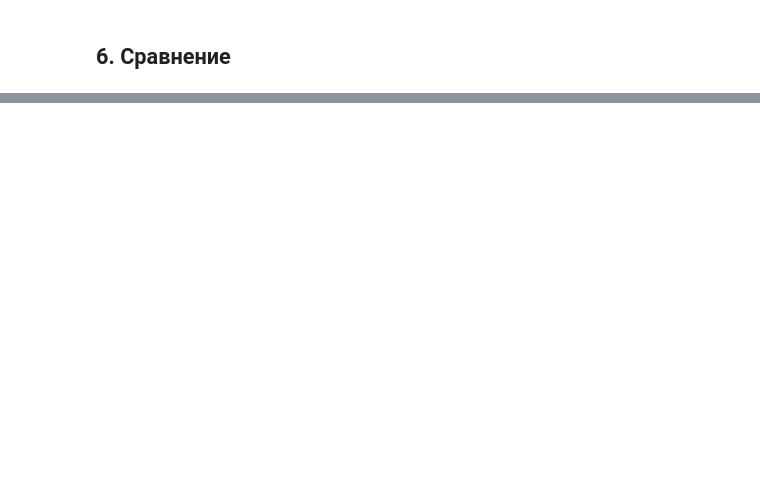
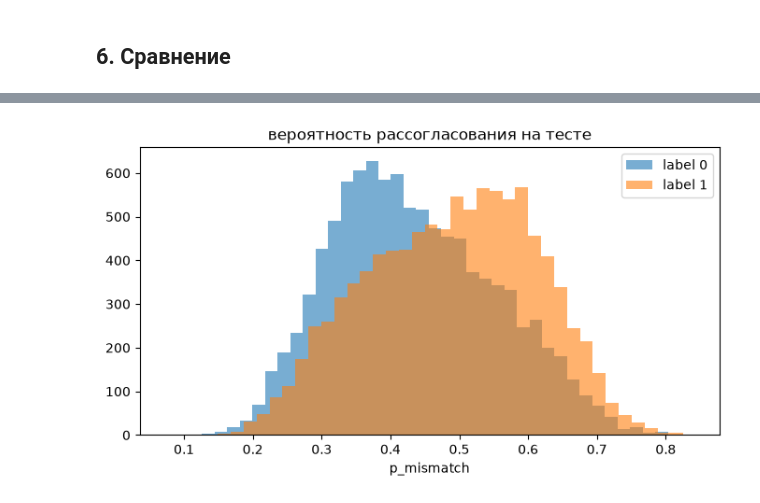
Before and after one commit to bluesteelll/gp5, a Jupyter notebook: notebooks/06_task2_mismatch_detector.ipynb, the cells around one changed output, grey strips where cells are left out. Saved outputs shown, nothing was run; the diff lists cells and outputs as text; code cells hidden in the pictures; blank space fills up the shorter version.

```diff
--- a/notebooks/06_task2_mismatch_detector.ipynb
+++ b/notebooks/06_task2_mismatch_detector.ipynb
@@ -152,9 +140,9 @@ print("словарь:", f"{VOCAB:,}")
 # %%
 class MismatchNet(nn.Module):
-    def __init__(self, vocab, use_text=True, use_stars=True,
-                 emb=128, n_filters=100, ks=(3, 4, 5), star_dim=16, drop=0.5):
+    def __init__(self, vocab, use_text=True, use_stars=True, emb=128, n_filters=100, ks=(3, 4, 5), star_dim=16, drop=0.5):
         super().__init__()
-        self.use_text, self.use_stars = use_text, use_stars
+        self.use_text = use_text
+        self.use_stars = use_stars
         feat = 0
         if use_text:
             self.emb = nn.Embedding(vocab, emb, padding_idx=PAD_IDX)
@@ -174,5 +162,6 @@ class MismatchNet(nn.Module):
             parts.append(self.star_emb(star))
         return self.fc(self.drop(torch.cat(parts, dim=1)))
 
-def n_params(m): return sum(p.numel() for p in m.parameters())
+def n_params(m):
+    return sum(p.numel() for p in m.parameters())
 # %% [markdown]
@@ -268,19 +264,16 @@ def log_run(name, model, hist, gts, probs):
 # %%
 configs = [
     ("stars-only", dict(use_text=False, use_stars=True)),
-    ("text-only",  dict(use_text=True,  use_stars=False)),
-    ("text+stars", dict(use_text=True,  use_stars=True)),
+    ("text-only", dict(use_text=True, use_stars=False)),
+    ("text+stars", dict(use_text=True, use_stars=True)),
 ]
 results = {}
 for name, kw in configs:
-    print(f"=== {name} ===")
     torch.manual_seed(SEED)
     model = MismatchNet(VOCAB, **kw)
     hist = train_model(name, model)
     gts, probs = evaluate(model, te_loader)
     results[name] = {"hist": hist, "gts": gts, "probs": probs, "params": n_params(model)}
     log_run(name, model, hist, gts, probs)
-    print(f"  -> test ROC-AUC={roc_auc_score(gts, probs):.3f}")
-    if name == "text+stars":
-        best_model = model
+    print(name, "test ROC-AUC", round(roc_auc_score(gts, probs), 3))
 # %% [output]
@@ -357,0 +331,13 @@ for thr in [0.5, 0.7, 0.8, 0.9]:
+# %%
+gts = results["text+stars"]["gts"]
+probs = results["text+stars"]["probs"]
+plt.figure(figsize=(8, 4))
+plt.hist(probs[gts == 0], bins=40, alpha=0.6, label="label 0")
+plt.hist(probs[gts == 1], bins=40, alpha=0.6, label="label 1")
+plt.title("вероятность рассогласования на тесте")
+plt.xlabel("p_mismatch")
+plt.legend()
+savefig("prob_hist")
+plt.show()
+# %% [output]
+[figure, added]
```
Also changed, not shown: parts of 30 cells of this notebook, 10 other files.
